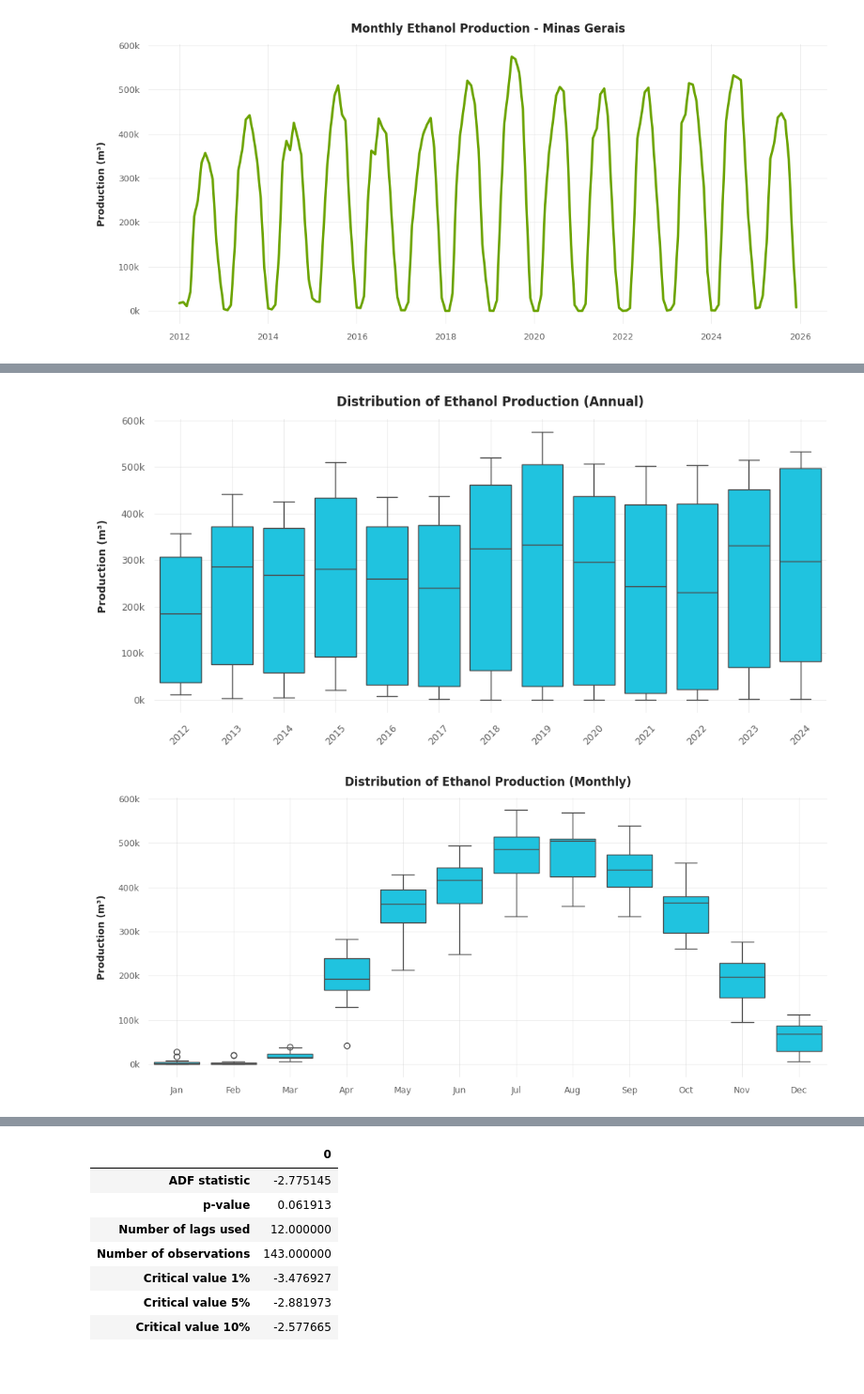
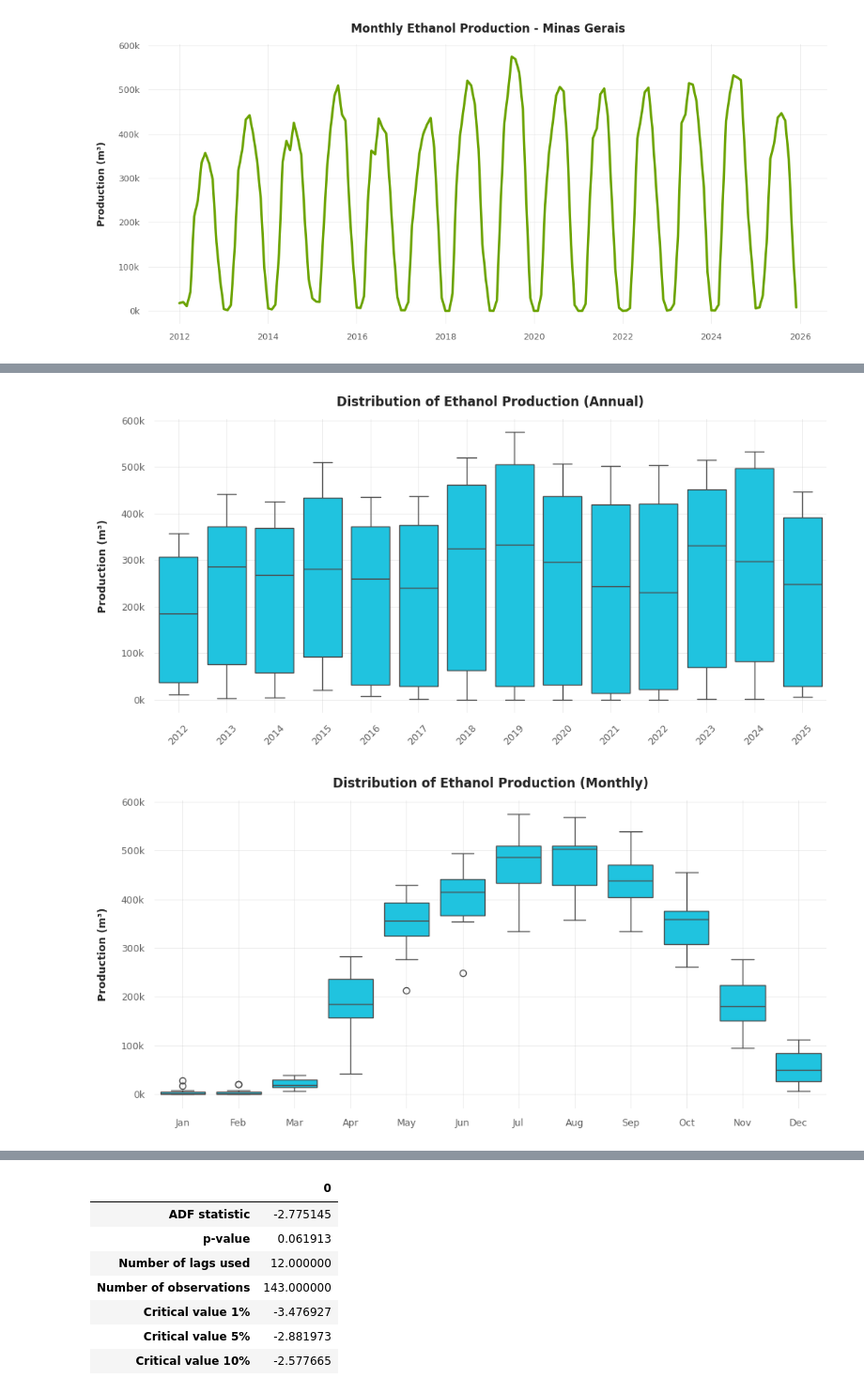
Before and after one commit to matt-ritton/ts.ethanol-production, a Jupyter notebook: ethanol-production.ipynb, the cells around one changed output, grey strips where cells are left out. Shown at 94% size. Drawn from its saved outputs; the diff is of its cells as text; code cells hidden in the pictures.

```diff
--- a/ethanol-production.ipynb
+++ b/ethanol-production.ipynb
@@ -160,13 +168,13 @@ plt.show()
 [figure]
 # %%
 # ------------------------------------------------------------
-# Time Series Decomposition (training set)
+# Time Series Decomposition
 # ------------------------------------------------------------
-stl = STL(train, period=12, robust=True)
+stl = STL(serie, period=12, robust=True)
 res = stl.fit()
 
 # Plotting decomposition
-observed = train
+observed = serie
 trend = res.trend
 seasonal = res.seasonal
 residual = res.resid
@@ -217,6 +225,6 @@ Lorem Ipsum
 # %%
 # Seasonal serie
-seasonal_df = train.to_frame(name="Production")
+seasonal_df = serie.to_frame(name="Production")
 seasonal_df["Month"] = seasonal_df.index.month
 seasonal_df["Year"] = seasonal_df.index.year
 
@@ -257,37 +265,37 @@ ax.grid(True, which="major", **grid_style)
 plt.tight_layout()
 plt.show()
 # %% [output]
-[figure, old version]
+[figure, new version]
 # %%
 # ------------------------------------------------------------
 # Monthly Boxplot
 # ------------------------------------------------------------
 
-fig, ax = plt.subplots(figsize=(11, 5))
+fig, ax = plt.subplots(figsize=(10, 5))
 
 sns.boxplot(data=seasonal_df, x="Month", y="Production", ax=ax, color="#00D9FF")
 
 ax.set_title(f"Distribution of Ethanol Production (Monthly)", **title_style)
 
 ax.set_xlabel("", **label_style)
 ax.set_ylabel("Production (m³)", **label_style)
 
 ax.set_xticks(range(12))
 ax.set_xticklabels(month_labels)
 
 ax.tick_params(axis='both', which="both", **tick_style)
 
 ax.yaxis.set_major_formatter(plt.FuncFormatter(lambda x, _: f'{x/1e3:.0f}k'))
 
 for spine in ax.spines.values():
       spine.set_visible(False)
 
 ax.grid(True, which="major", **grid_style)
 
 plt.tight_layout()
 plt.show()
 # %% [output]
-[figure, old version]
+[figure, new version]
 # %%
 # ------------------------------------------------------------
 # Heatmap
```
Also changed, not shown: parts of 40 cells of this notebook.
